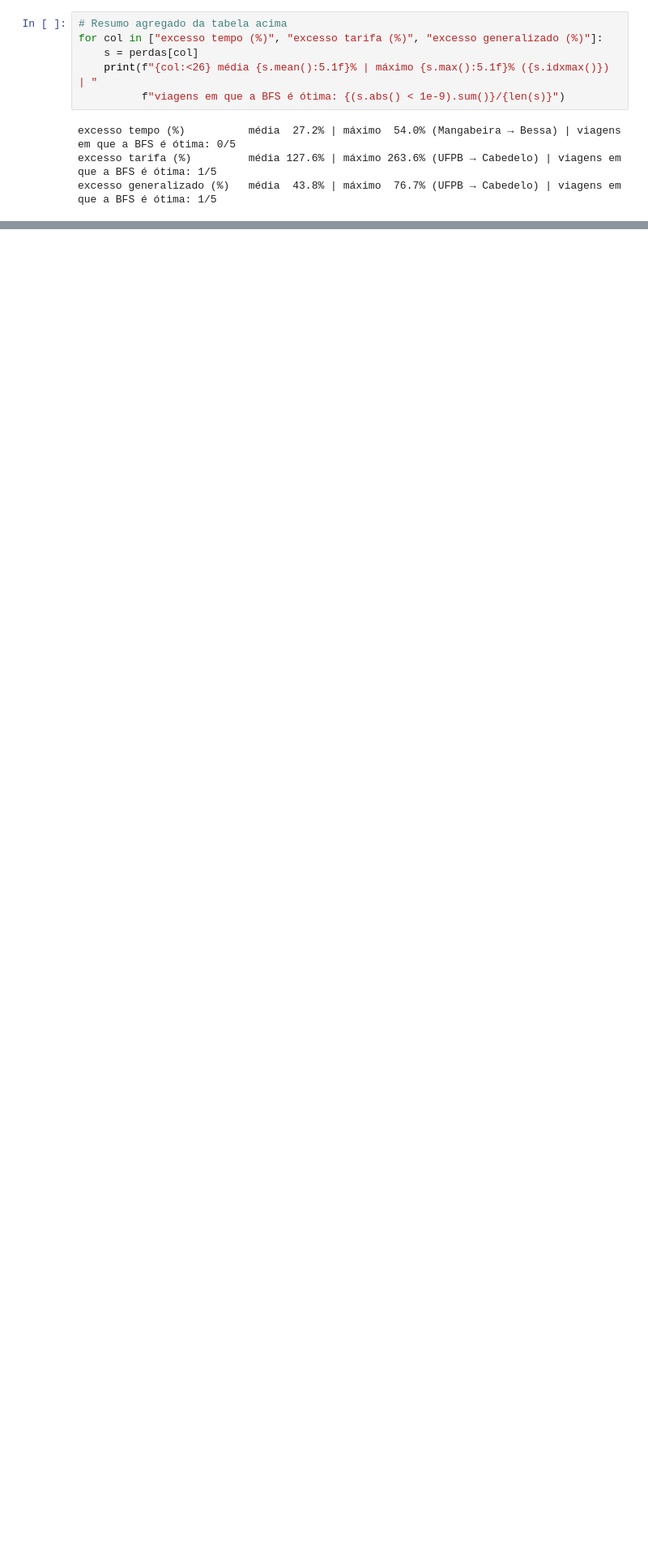
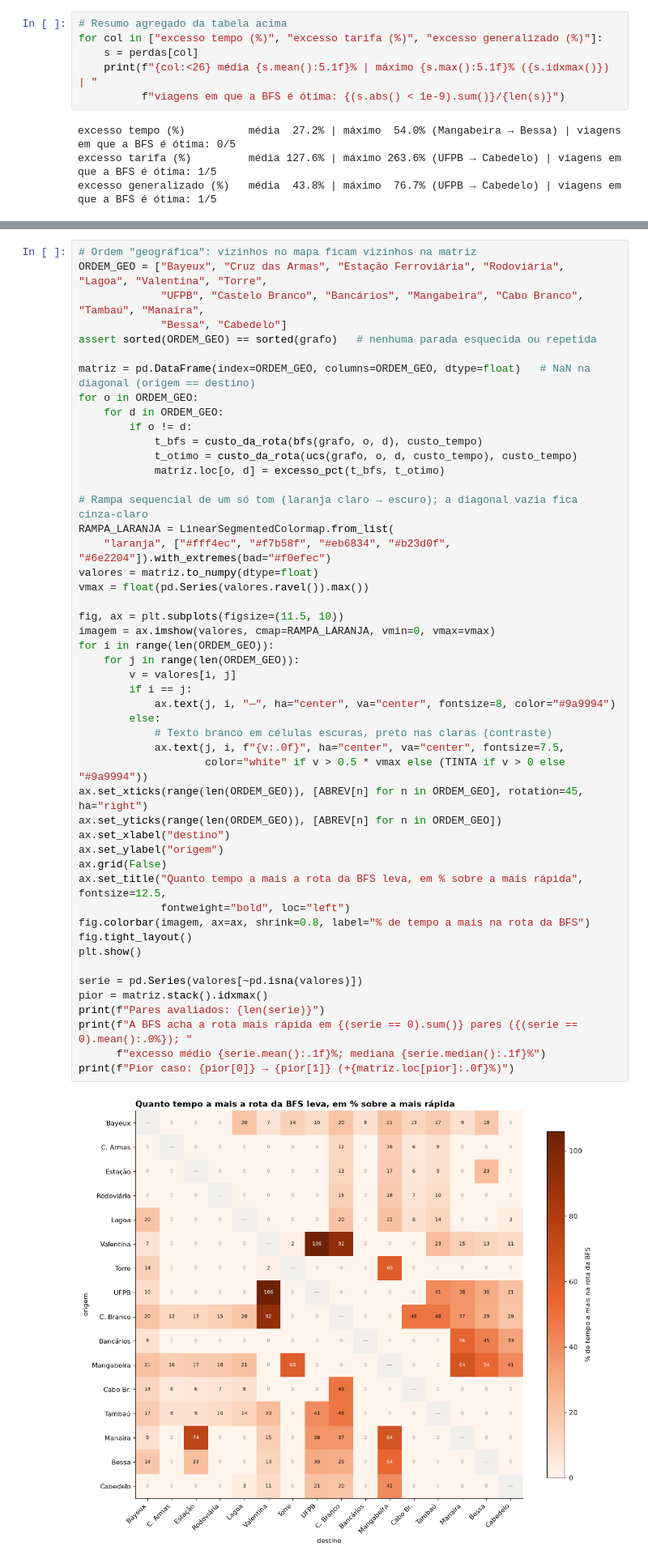
Before and after one commit to malu-zinha/ucs-bfs, a Jupyter notebook: notebooks/ucs_vs_bfs_transporte.ipynb, the cells around one changed output, grey strips where cells are left out. Shown at 81% size. Drawn from its saved outputs; the diff is of its cells as text; blank space fills up the shorter version.

```diff
--- a/notebooks/ucs_vs_bfs_transporte.ipynb
+++ b/notebooks/ucs_vs_bfs_transporte.ipynb
@@ -1236,0 +1259,51 @@ excesso generalizado (%)   média  43.8% | máximo  76.7% (UFPB → Cabedelo) |
+# %%
+# Ordem "geográfica": vizinhos no mapa ficam vizinhos na matriz
+ORDEM_GEO = ["Bayeux", "Cruz das Armas", "Estação Ferroviária", "Rodoviária", "Lagoa", "Valentina", "Torre",
+             "UFPB", "Castelo Branco", "Bancários", "Mangabeira", "Cabo Branco", "Tambaú", "Manaíra",
+             "Bessa", "Cabedelo"]
+assert sorted(ORDEM_GEO) == sorted(grafo)   # nenhuma parada esquecida ou repetida
+
+matriz = pd.DataFrame(index=ORDEM_GEO, columns=ORDEM_GEO, dtype=float)   # NaN na diagonal (origem == destino)
+for o in ORDEM_GEO:
+    for d in ORDEM_GEO:
+        if o != d:
+            t_bfs = custo_da_rota(bfs(grafo, o, d), custo_tempo)
+            t_otimo = custo_da_rota(ucs(grafo, o, d, custo_tempo), custo_tempo)
+            matriz.loc[o, d] = excesso_pct(t_bfs, t_otimo)
+
+# Rampa sequencial de um só tom (laranja claro → escuro); a diagonal vazia fica cinza-claro
+RAMPA_LARANJA = LinearSegmentedColormap.from_list(
+    "laranja", ["#fff4ec", "#f7b58f", "#eb6834", "#b23d0f", "#6e2204"]).with_extremes(bad="#f0efec")
+valores = matriz.to_numpy(dtype=float)
+vmax = float(pd.Series(valores.ravel()).max())
+
+fig, ax = plt.subplots(figsize=(11.5, 10))
+imagem = ax.imshow(valores, cmap=RAMPA_LARANJA, vmin=0, vmax=vmax)
+for i in range(len(ORDEM_GEO)):
+    for j in range(len(ORDEM_GEO)):
+        v = valores[i, j]
+        if i == j:
+            ax.text(j, i, "—", ha="center", va="center", fontsize=8, color="#9a9994")
+        else:
+            # Texto branco em células escuras, preto nas claras (contraste)
+            ax.text(j, i, f"{v:.0f}", ha="center", va="center", fontsize=7.5,
+                    color="white" if v > 0.5 * vmax else (TINTA if v > 0 else "#9a9994"))
+ax.set_xticks(range(len(ORDEM_GEO)), [ABREV[n] for n in ORDEM_GEO], rotation=45, ha="right")
+ax.set_yticks(range(len(ORDEM_GEO)), [ABREV[n] for n in ORDEM_GEO])
+ax.set_xlabel("destino")
+ax.set_ylabel("origem")
+ax.grid(False)
+ax.set_title("Quanto tempo a mais a rota da BFS leva, em % sobre a mais rápida", fontsize=12.5,
+             fontweight="bold", loc="left")
+fig.colorbar(imagem, ax=ax, shrink=0.8, label="% de tempo a mais na rota da BFS")
+fig.tight_layout()
+plt.show()
+
+serie = pd.Series(valores[~pd.isna(valores)])
+pior = matriz.stack().idxmax()
+print(f"Pares avaliados: {len(serie)}")
+print(f"A BFS acha a rota mais rápida em {(serie == 0).sum()} pares ({(serie == 0).mean():.0%}); "
+      f"excesso médio {serie.mean():.1f}%; mediana {serie.median():.1f}%")
+print(f"Pior caso: {pior[0]} → {pior[1]} (+{matriz.loc[pior]:.0f}%)")
+# %% [output]
+[figure, added]
```
Also changed, not shown: parts of 16 cells of this notebook.
